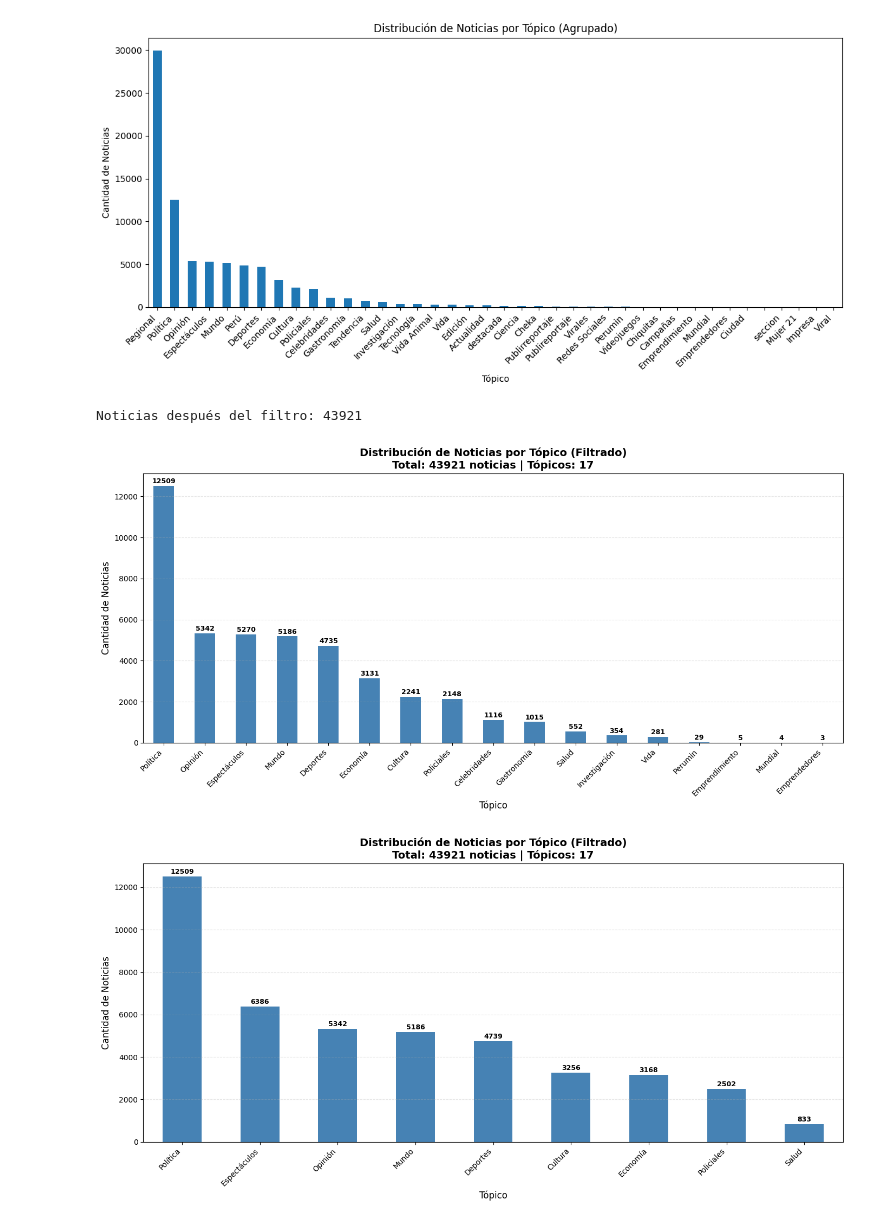
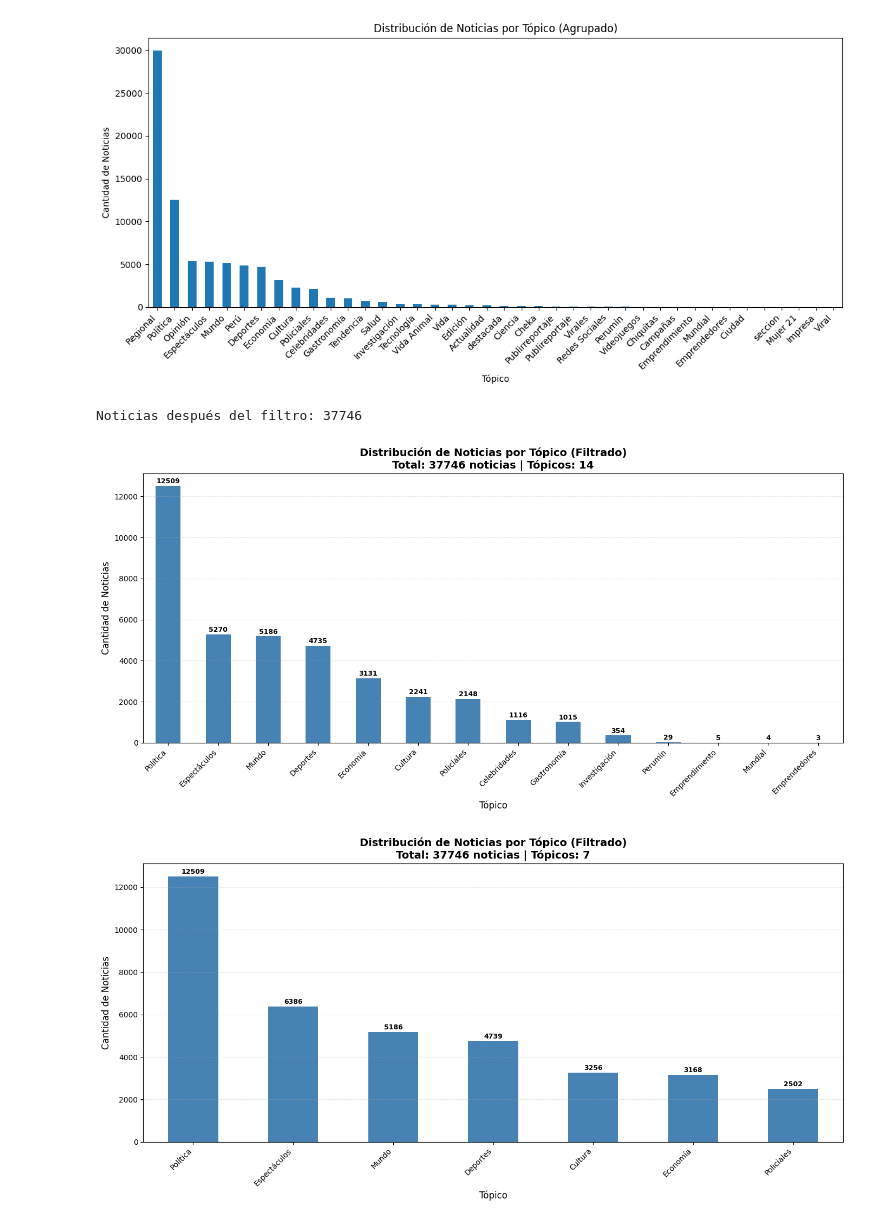
Before and after one commit to joelibaceta/examen-parcial-nlp, a Jupyter notebook: notebook.ipynb, the cells around one changed output. Cells and saved outputs as stored; diff of their text form; code cells hidden in the pictures.

```diff
--- a/notebook.ipynb
+++ b/notebook.ipynb
@@ -103,14 +103,14 @@ plt.show()
 categorias_excluir = [
     'Ciudad', 'Viral', 'seccion', 'destacada', 'Chiquitas', 'Edición', 'Publireportaje', 'Regional', '',
     'Tecnología', 'Perú', 'Tendencia', 'Edicion', 'Ciencia', 'Actualidad', 'Virales', 'Ciudad', 'Publirreportaje',
-    'Campañas', 'Videojuegos', 'Redes Sociales', 'Mujer 21', 'Vida Animal',
+    'Campañas', 'Videojuegos', 'Redes Sociales', 'Mujer 21', 'Vida Animal', 'Salud', 'Vida', 'Opinión',
     'Impresa', 'Cheka'
 ]
 # %%
 df_filtrado = df_agrupado[~df_agrupado['seccion'].isin(categorias_excluir)].copy()
 print(f"Noticias después del filtro: {len(df_filtrado)}")
 # %% [output]
-Noticias después del filtro: 43921
+Noticias después del filtro: 37746
 # %%
 topicos_finales = df_filtrado['seccion'].value_counts()
 
@@ -133,7 +133,7 @@ plt.grid(axis='y', alpha=0.3, linestyle='--')
 plt.tight_layout()
 plt.show()
 # %% [output]
-[figure, old version]
+[figure, new version]
 # %%
 mapeo_categorias = {
     'Celebridades': 'Espectáculos',
@@ -142,7 +142,6 @@ mapeo_categorias = {
     'Mundial': 'Deportes',
     'Emprendimiento': 'Economía',
     'Emprendedores': 'Economía',
-    'Vida': 'Salud',
     'Perumin': 'Economía'
 }
 # %%
@@ -154,26 +153,26 @@ df_unificado['seccion'] = df_unificado['seccion'].apply(unificar_categorias)
 # %%
 topicos_unificados = df_unificado['seccion'].value_counts()
 
 
 fig, ax = plt.subplots(figsize=(14, 7))
 bars = topicos_unificados.plot(kind='bar', color='steelblue', ax=ax)
 
 
 for i, v in enumerate(topicos_unificados.values):
     ax.text(i, v + 50, str(v), ha='center', va='bottom', fontweight='bold', fontsize=9)
 
-plt.title(f'Distribución de Noticias por Tópico (Filtrado)\nTotal: {len(df_unificado)} noticias | Tópicos: {len(topicos_finales)}',
+plt.title(f'Distribución de Noticias por Tópico (Filtrado)\nTotal: {len(df_unificado)} noticias | Tópicos: {len(topicos_unificados)}',
           fontsize=14, fontweight='bold')
 plt.xlabel('Tópico', fontsize=12)
 plt.ylabel('Cantidad de Noticias', fontsize=12)
 plt.xticks(rotation=45, ha='right')
 
 plt.grid(axis='y', alpha=0.3, linestyle='--')
 
 plt.tight_layout()
 plt.show()
 # %% [output]
-[figure, old version]
+[figure, new version]
 # %%
 df_unificado.to_csv(
     'noticias_unificadas.tsv',
```
Also changed, not shown: 4 other files.
